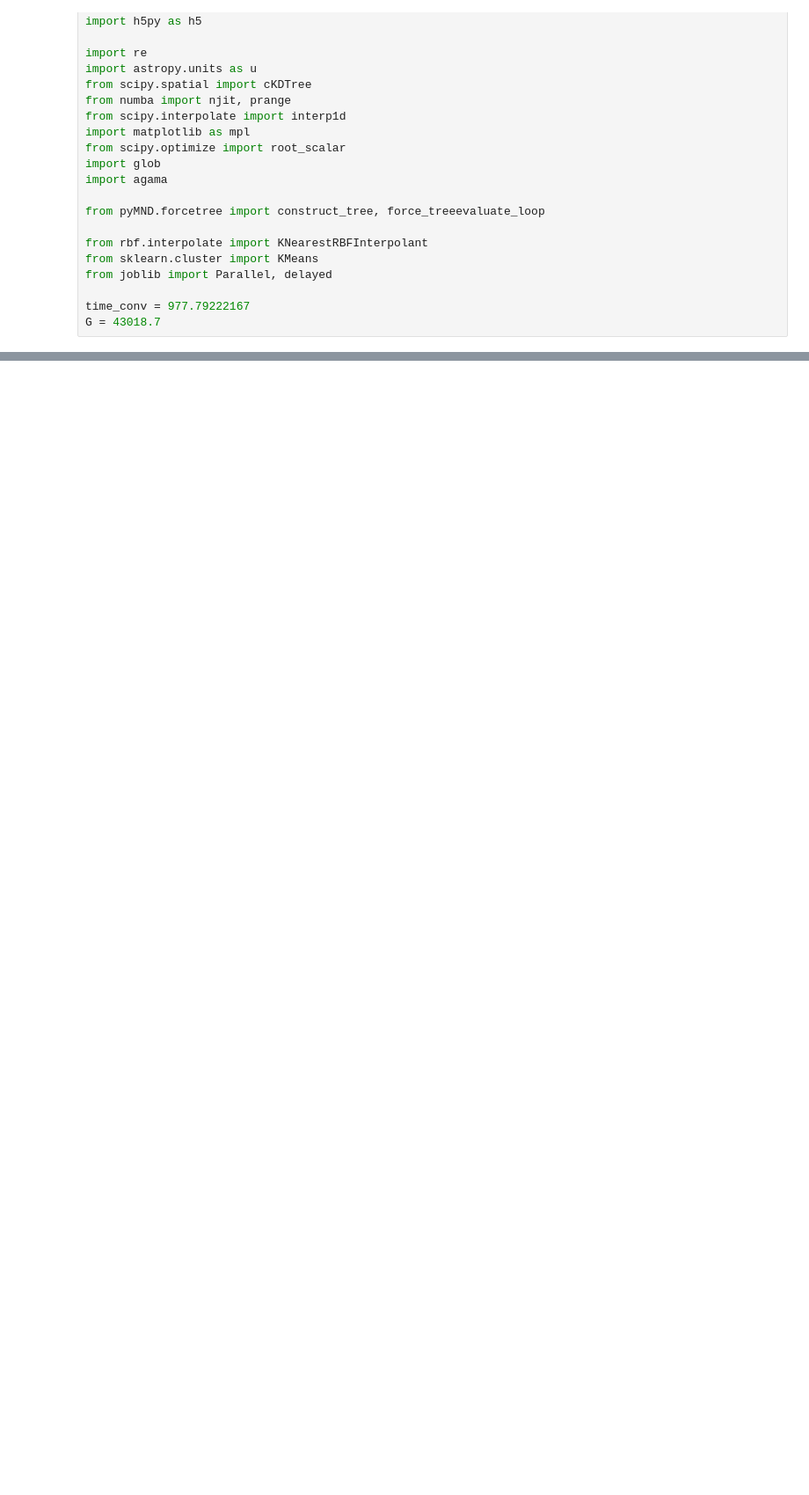
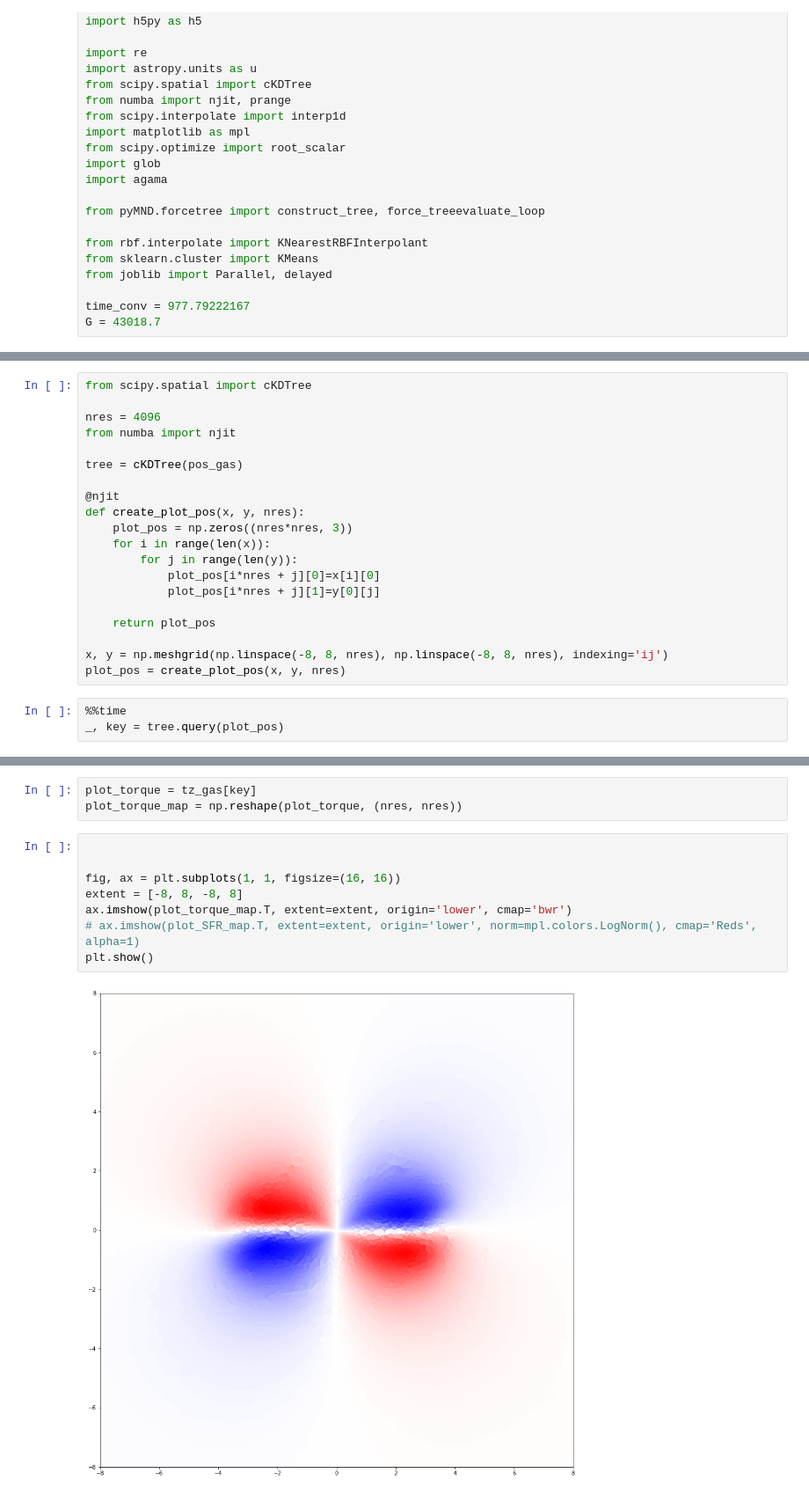
Before and after one commit to gusbeane/gasbar, a Jupyter notebook: notebooks/bar_torque_map.ipynb, the cells around one changed output, grey strips where cells are left out. Shown at 88% size. Saved outputs shown, nothing was run; the diff lists cells and outputs as text; blank space fills up the shorter version.

```diff
--- a/notebooks/bar_torque_map.ipynb
+++ b/notebooks/bar_torque_map.ipynb
@@ -64,0 +121,23 @@ np.sum(mass * tz_halo)
+# %%
+from scipy.spatial import cKDTree
+
+nres = 4096
+from numba import njit
+
+tree = cKDTree(pos_gas)
+
+@njit
+def create_plot_pos(x, y, nres):
+    plot_pos = np.zeros((nres*nres, 3))
+    for i in range(len(x)):
+        for j in range(len(y)):
+            plot_pos[i*nres + j][0]=x[i][0]
+            plot_pos[i*nres + j][1]=y[0][j]
+
+    return plot_pos
+
+x, y = np.meshgrid(np.linspace(-8, 8, nres), np.linspace(-8, 8, nres), indexing='ij')
+plot_pos = create_plot_pos(x, y, nres)
+# %%
+%%time
+_, key = tree.query(plot_pos)
@@ -64,0 +147,13 @@ np.sum(mass * tz_halo)
+# %%
+plot_torque = tz_gas[key]
+plot_torque_map = np.reshape(plot_torque, (nres, nres))
+# %%
+
+
+fig, ax = plt.subplots(1, 1, figsize=(16, 16))
+extent = [-8, 8, -8, 8]
+ax.imshow(plot_torque_map.T, extent=extent, origin='lower', cmap='bwr')
+# ax.imshow(plot_SFR_map.T, extent=extent, origin='lower', norm=mpl.colors.LogNorm(), cmap='Reds', alpha=1)
+plt.show()
+# %% [output]
+[figure, added]
```
Also changed, not shown: parts of 18 cells of this notebook, 1 other file.
